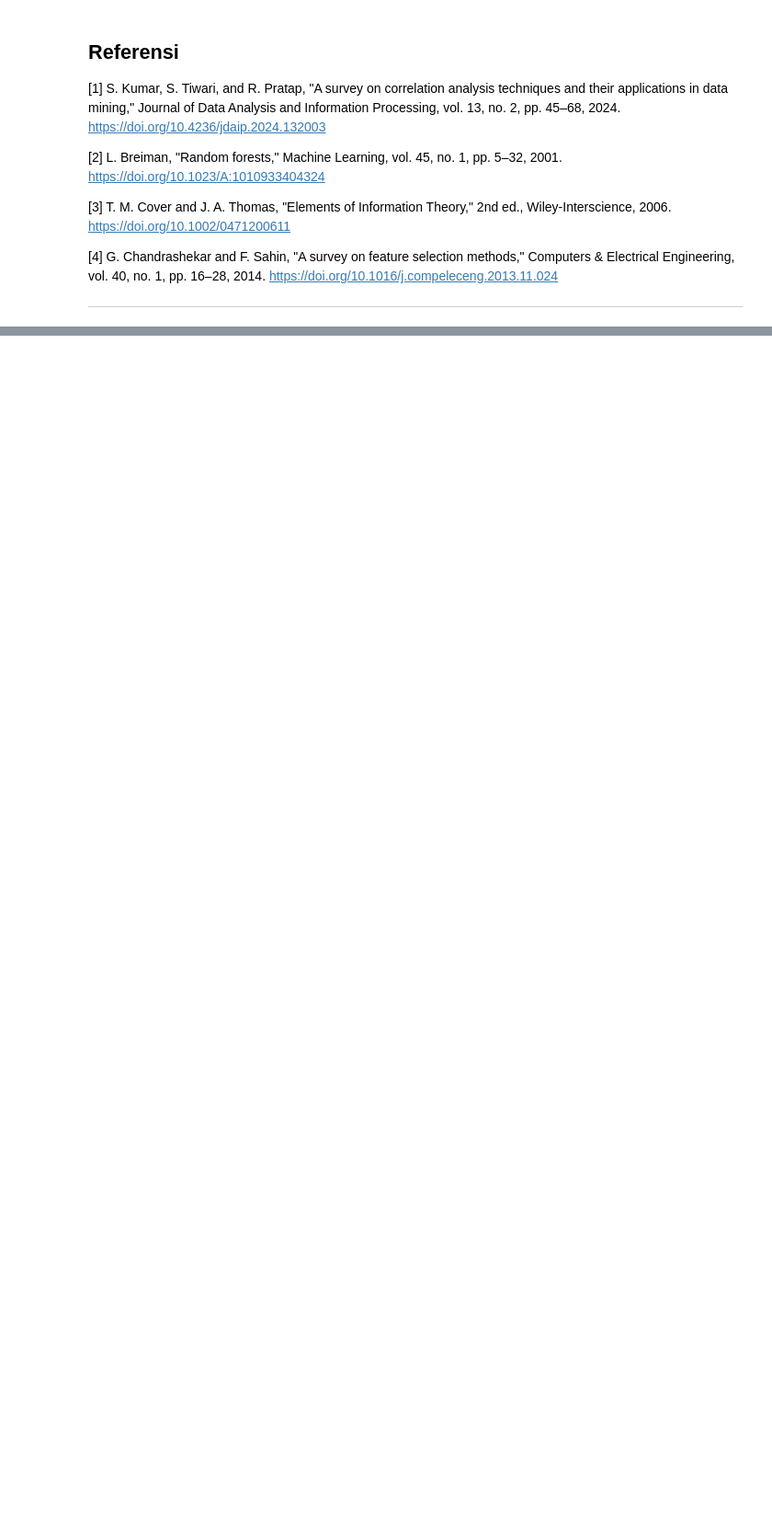
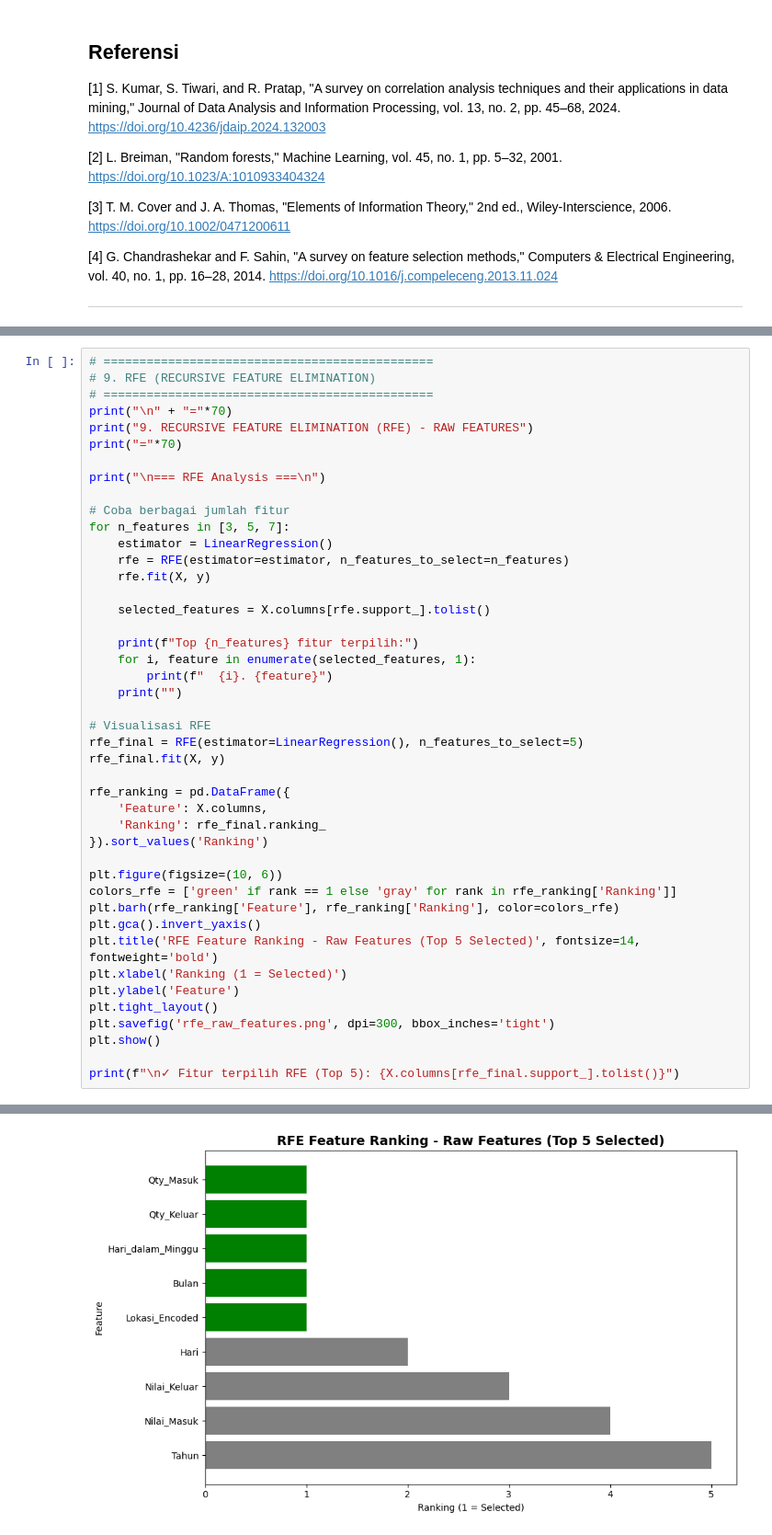
Before and after one commit to ChandraBudiWijaya/uts-penambangan-data-kelompok-16, a Jupyter notebook: feature-selection.ipynb, the cells around one changed output, grey strips where cells are left out. Shown at 92% size. Drawn from its saved outputs; the diff is of its cells as text; blank space fills up the shorter version.

```diff
--- a/feature-selection.ipynb
+++ b/feature-selection.ipynb
@@ -670,0 +1756,45 @@ Fitur seperti *Supplier*, *Cabang*, *Tahun*, *NAMA_PRODUK*, *KODE*, *UNIT*,ataup
+# %%
+# ==============================================
+# 9. RFE (RECURSIVE FEATURE ELIMINATION)
+# ==============================================
+print("\n" + "="*70)
+print("9. RECURSIVE FEATURE ELIMINATION (RFE) - RAW FEATURES")
+print("="*70)
+
+print("\n=== RFE Analysis ===\n")
+
+# Coba berbagai jumlah fitur
+for n_features in [3, 5, 7]:
+    estimator = LinearRegression()
+    rfe = RFE(estimator=estimator, n_features_to_select=n_features)
+    rfe.fit(X, y)
+
+    selected_features = X.columns[rfe.support_].tolist()
+
+    print(f"Top {n_features} fitur terpilih:")
+    for i, feature in enumerate(selected_features, 1):
+        print(f"  {i}. {feature}")
+    print("")
+
+# Visualisasi RFE
+rfe_final = RFE(estimator=LinearRegression(), n_features_to_select=5)
+rfe_final.fit(X, y)
+
+rfe_ranking = pd.DataFrame({
+    'Feature': X.columns,
+    'Ranking': rfe_final.ranking_
+}).sort_values('Ranking')
+
+plt.figure(figsize=(10, 6))
+colors_rfe = ['green' if rank == 1 else 'gray' for rank in rfe_ranking['Ranking']]
+plt.barh(rfe_ranking['Feature'], rfe_ranking['Ranking'], color=colors_rfe)
+plt.gca().invert_yaxis()
+plt.title('RFE Feature Ranking - Raw Features (Top 5 Selected)', fontsize=14, fontweight='bold')
+plt.xlabel('Ranking (1 = Selected)')
+plt.ylabel('Feature')
+plt.tight_layout()
+plt.savefig('rfe_raw_features.png', dpi=300, bbox_inches='tight')
+plt.show()
+
+print(f"\n✓ Fitur terpilih RFE (Top 5): {X.columns[rfe_final.support_].tolist()}")
+# %% [output]
@@ -670,0 +1818 @@ Fitur seperti *Supplier*, *Cabang*, *Tahun*, *NAMA_PRODUK*, *KODE*, *UNIT*,ataup
+[figure, added]
```
Also changed, not shown: parts of 25 cells of this notebook, 10 other files.
